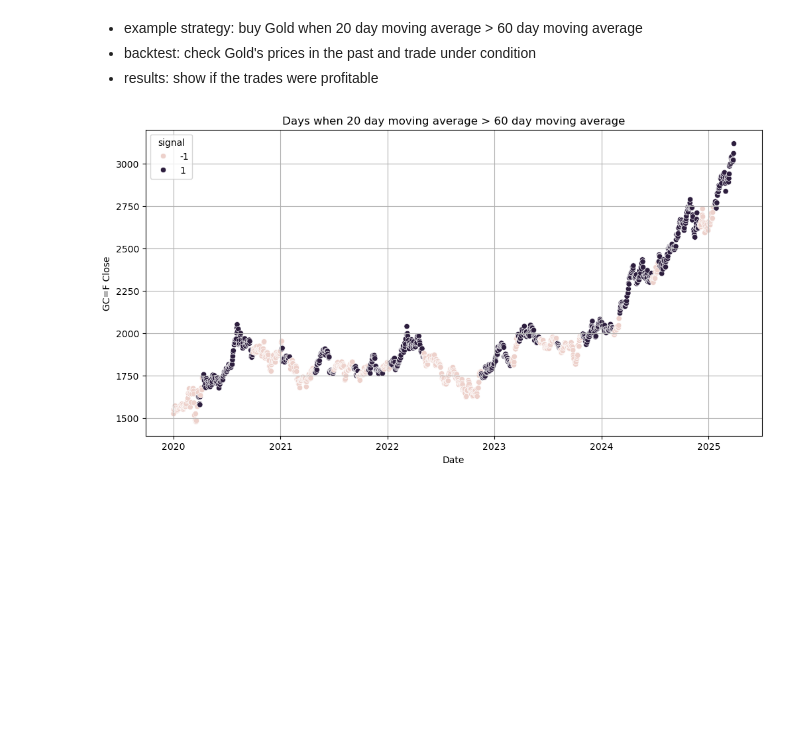
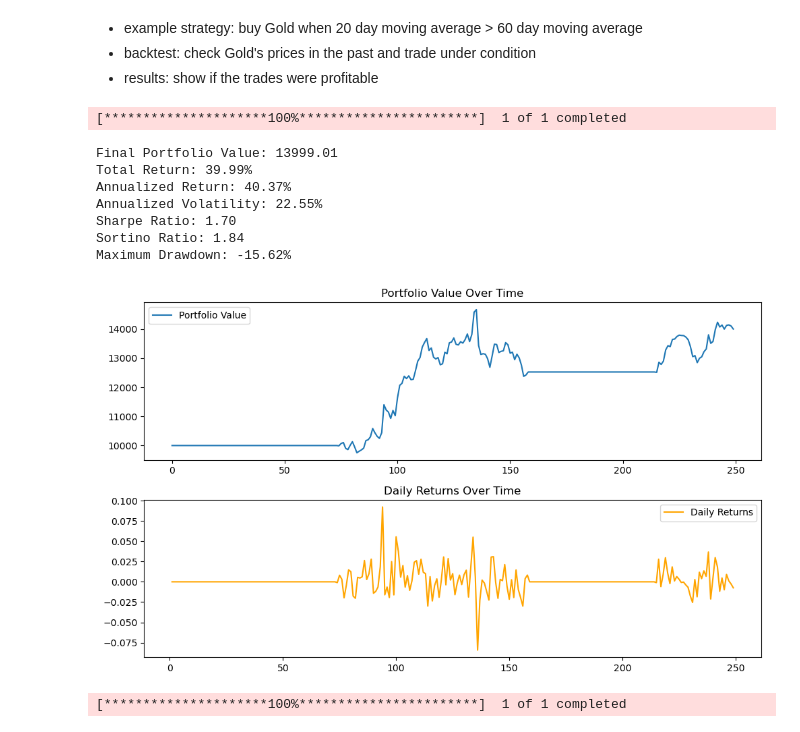
Before and after one commit to GeronimoBWalker/commodity, a Jupyter notebook: Backtest/backtest.ipynb, the cells around one changed output. Drawn from its saved outputs; the diff is of its cells as text; code cells hidden in the pictures; blank space fills up the shorter version.

Commit message:
backtester

```diff
--- a/Backtest/backtest.ipynb
+++ b/Backtest/backtest.ipynb
@@ -132,18 +36,43 @@ data = minerals.loc[:,['GC=F Close']]
 # %%
+
+symbols = ["NFLX"]
+start_date = "2023-01-01"
+end_date = "2023-12-31"
+
+data = yf.download(symbols,start=start_date,end=end_date,auto_adjust=True)['Close']
+close_name = ['close' for x in data.columns]
+data.columns = close_name
+
+# Define your strategy, indicators, and signal logic here
 strategy = Strategy(
     indicators={
-        "sma_20": lambda df: df["GC=F Close"].rolling(window=20).mean(),
-        "sma_60": lambda df: df['GC=F Close'].rolling(window=60).mean()
+        "sma_20": lambda df: df["close"].rolling(window=20).mean(),
+        "sma_60": lambda df: df["close"].rolling(window=60).mean(),
     },
-    signal_logic=lambda row: 1 if row['sma_20'] > row['sma_60'] else -1
+    signal_logic=lambda row: 1 if row["sma_20"] > row["sma_60"] else -1,
 )
 
 data = strategy.generate_signals(data)
+backtester = Backtester()
+backtester.backtest(data)
+backtester.calculate_performance()
+# %% [output]
+[*********************100%***********************]  1 of 1 completed
+Final Portfolio Value: 13999.01
+Total Return: 39.99%
+Annualized Return: 40.37%
+Annualized Volatility: 22.55%
+Sharpe Ratio: 1.70
+Sortino Ratio: 1.84
+Maximum Drawdown: -15.62%
+[figure, added]
-# %%
-plt.figure(figsize=(12,6))
-sns.scatterplot(data=data,x=data.index,y='GC=F Close',hue='signal')
-plt.title("Days when 20 day moving average > 60 day moving average")
-plt.grid(True)
-plt.show()
-# %% [output]
-[figure, removed]
+# %%
+symbol = "HE"
+start_date = "2022-01-01"
+end_date = "2022-12-31"
+
+data = yf.download(symbol,start=start_date,end=end_date,auto_adjust=True)['Close']
+close_name = ['close' for x in data.columns]
+data.columns = close_name
+# %% [output]
+[*********************100%***********************]  1 of 1 completed
```
Also changed, not shown: parts of 7 cells of this notebook, 1 other file.
